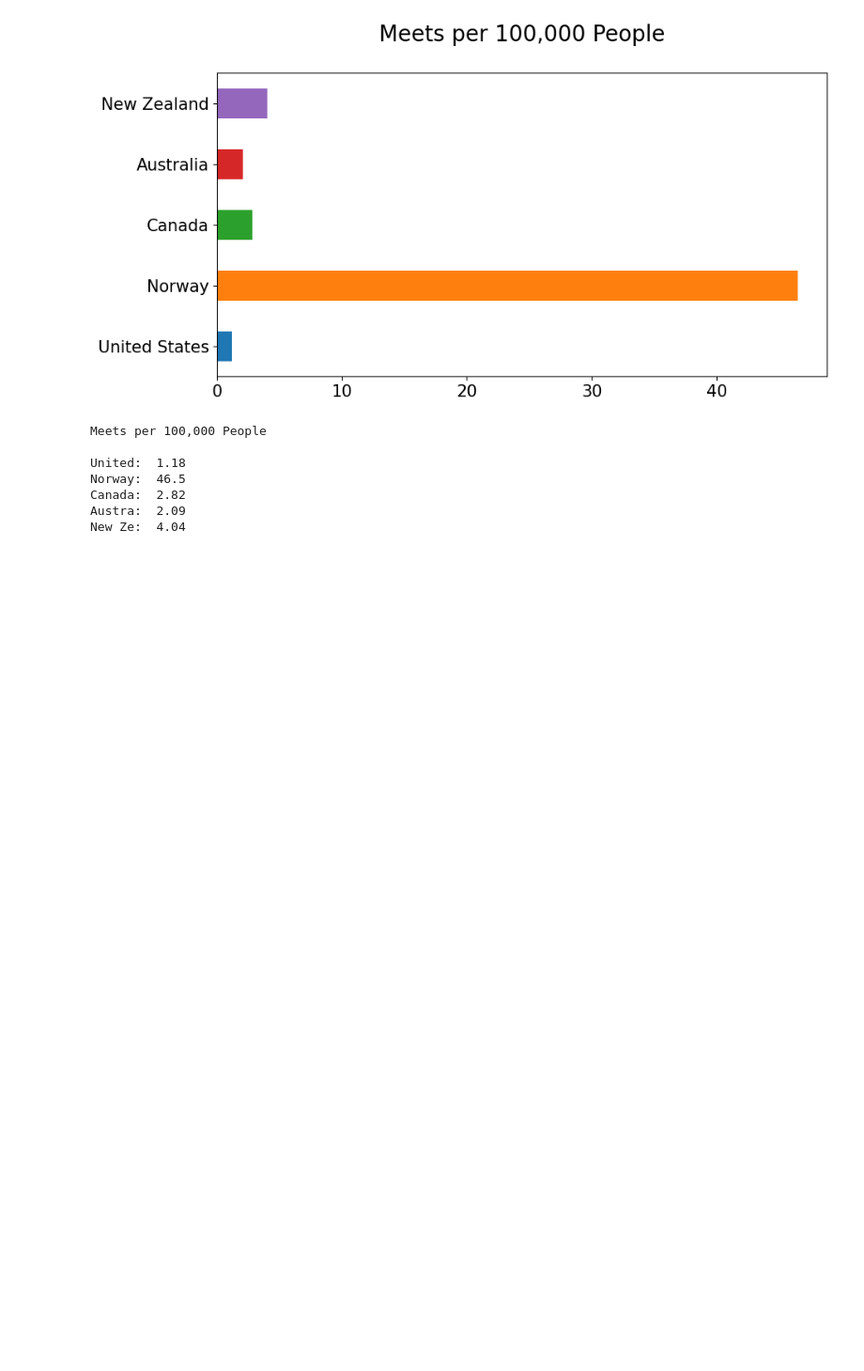
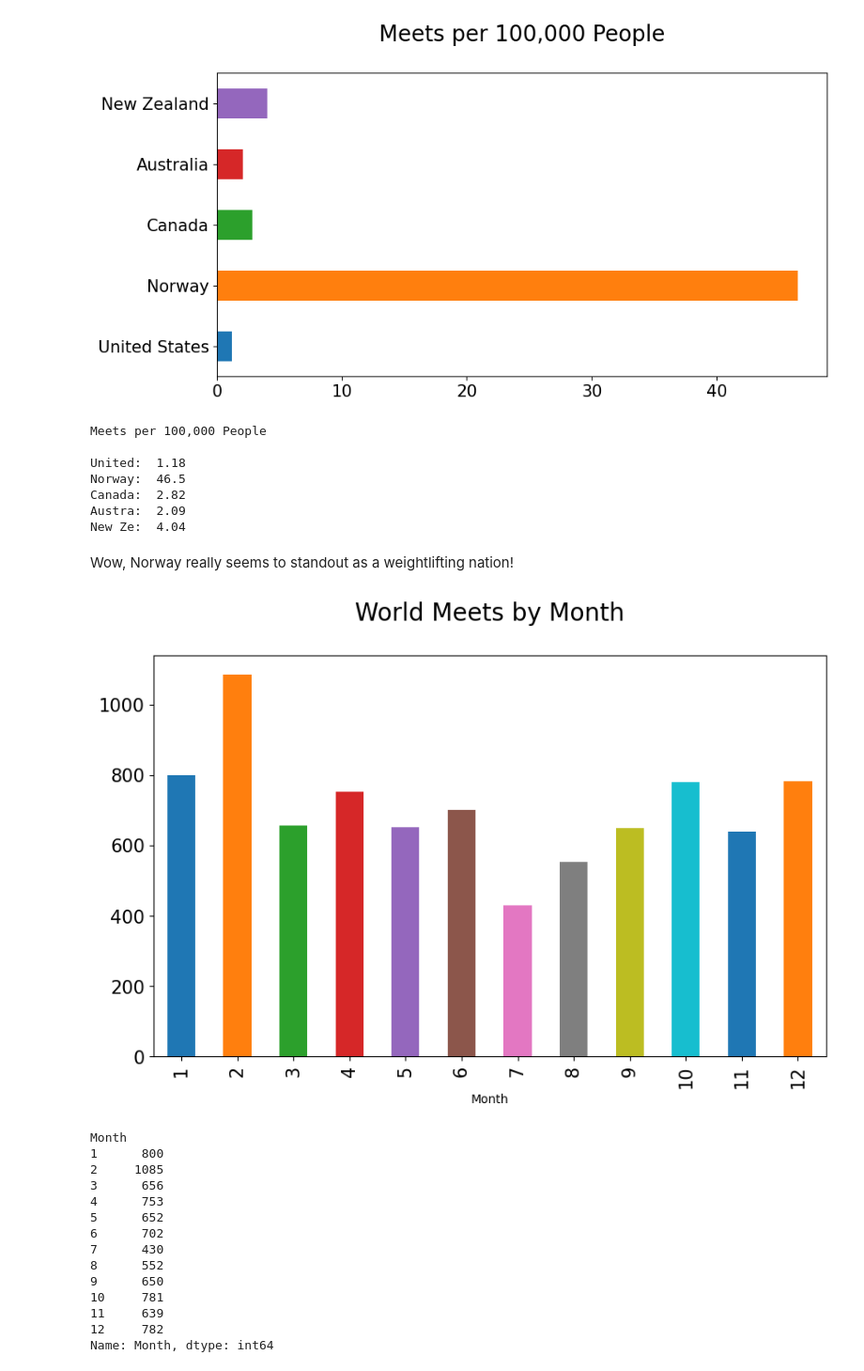
Before and after one commit to joshoandres13/pandas_practice, a Jupyter notebook: pandas_practice.ipynb, the cells around one changed output. Shown: that part at 94% size. Saved outputs shown, nothing was run; the diff lists cells and outputs as text; code cells hidden in the pictures; blank space fills up the shorter version.

```diff
--- a/pandas_practice.ipynb
+++ b/pandas_practice.ipynb
@@ -162,3 +162,29 @@ Norway:  46.5
 Canada:  2.82
 Austra:  2.09
 New Ze:  4.04
+# %% [markdown]
+Wow, Norway really seems to standout as a weightlifting nation!
+# %%
+plt.figure(figsize=(10,6))
+df1.groupby(['Month'])['Month'].count().plot(kind='bar',color=['C0','C1','C2','C3', 'C4','C5','C6','C7','C8','C9','C10','C11'])
+plt.title('World Meets by Month\n',fontsize=20)
+plt.xticks(fontsize=15)
+plt.yticks(fontsize=15)
+plt.show()
+print(df1.groupby(['Month'])['Month'].count())
+# %% [output]
+[figure, added]
+Month
+1      800
+2     1085
+3      656
+4      753
+5      652
+6      702
+7      430
+8      552
+9      650
+10     781
+11     639
+12     782
+Name: Month, dtype: int64
```
Also changed, not shown: parts of 9 cells of this notebook.
